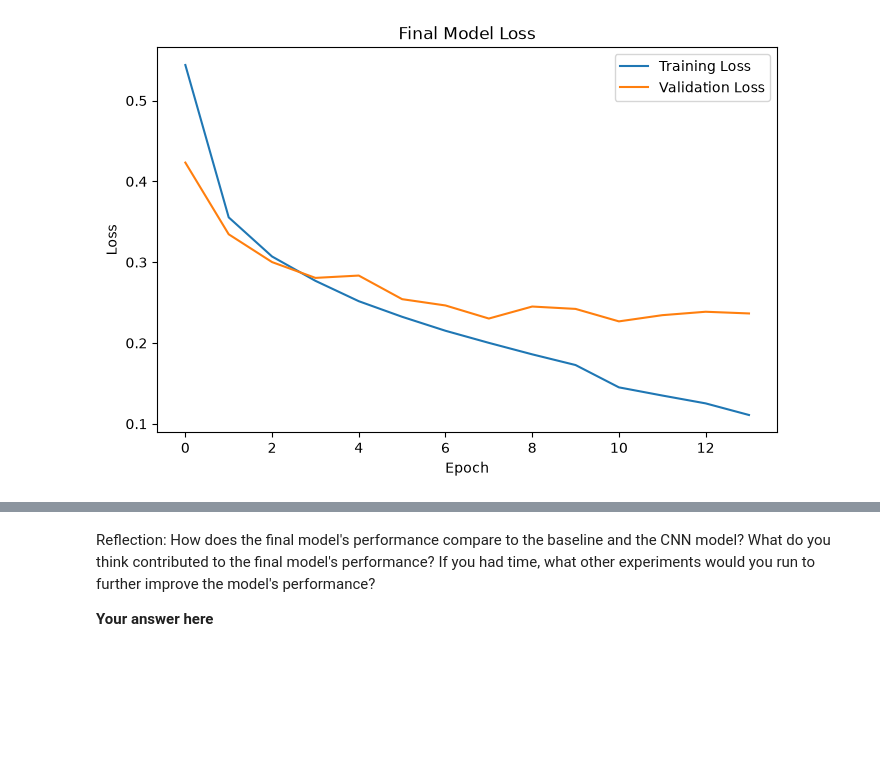
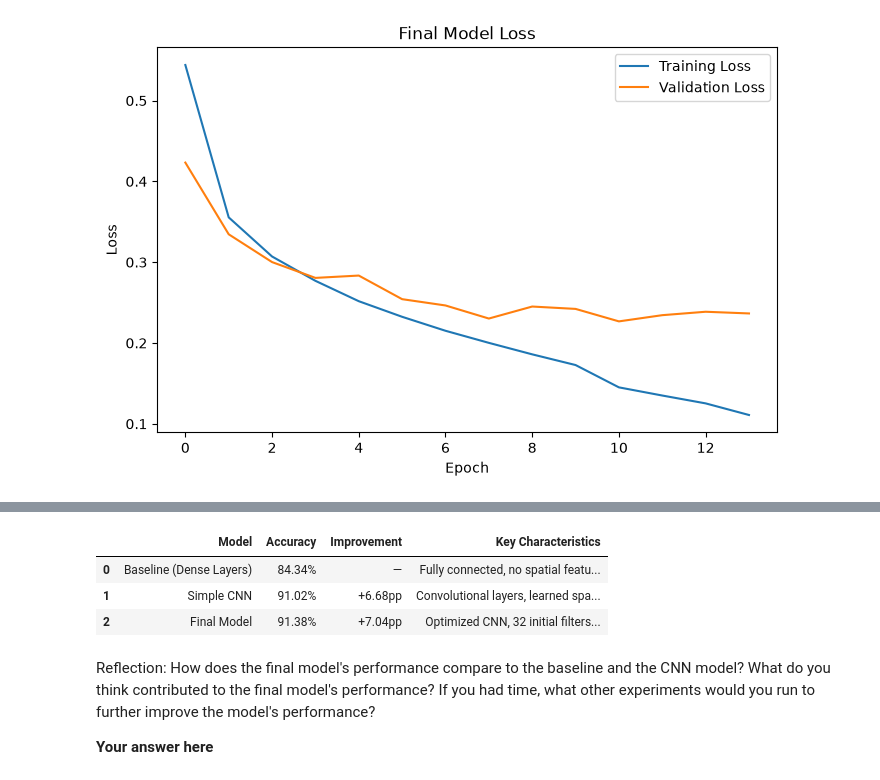
Before and after one commit to Hema30-prog/deep_learning, a Jupyter notebook: 02_activities/assignments/assignment_1.ipynb, the cells around one changed output, grey strips where cells are left out. Cells and saved outputs as stored; diff of their text form; code cells hidden in the pictures; blank space fills up the shorter version.

```diff
--- a/02_activities/assignments/assignment_1.ipynb
+++ b/02_activities/assignments/assignment_1.ipynb
@@ -309,17 +300,19 @@ history = model.fit(
     verbose=1
 )
 
-# Evaluate the model
+# Evaluate the CNN model
 
-test_loss, test_accuracy = model.evaluate(
+cnn_test_loss, cnn_test_accuracy = model.evaluate(
     X_test,
     y_test,
     verbose=0
 )
 
-print(f"Test loss: {test_loss:.4f}")
-print(f"Test accuracy: {test_accuracy:.4f}")
-print(f"Test accuracy percentage: {test_accuracy * 100:.2f}%")
+print("Simple CNN performance")
+print("----------------------")
+print(f"Test loss: {cnn_test_loss:.4f}")
+print(f"Test accuracy: {cnn_test_accuracy:.4f}")
+print(f"Test accuracy percentage: {cnn_test_accuracy * 100:.2f}%")
 # %% [output]
 X_train shape: (60000, 28, 28, 1)
 X_test shape: (10000, 28, 28, 1)
@@ -555,6 +550,7 @@ Test accuracy: 0.9085
 import pandas as pd
 import matplotlib.pyplot as plt
 
+results_df = pd.DataFrame(results)
 comparison_table = results_df.copy()
 
 # Convert accuracy values to percentages
@@ -906,3 +907,78 @@ plt.show()
 # %% [output]
 [figure]
 [figure]
+# %%
+#Create the model-comparison table
+import pandas as pd
+from IPython.display import display, Markdown
+
+# Confirm that all three models have been evaluated
+required_variables = [
+    "baseline_test_accuracy",
+    "cnn_test_accuracy",
+    "final_test_accuracy"
+]
+
+missing_variables = [
+    variable
+    for variable in required_variables
+    if variable not in globals()
+]
+
+if missing_variables:
+    raise NameError(
+        "Run the evaluation cells for all three models first. "
+        f"Missing variables: {', '.join(missing_variables)}"
+    )
+
+# Convert decimal accuracy values to percentages
+baseline_accuracy_pct = baseline_test_accuracy * 100
+cnn_accuracy_pct = cnn_test_accuracy * 100
+final_accuracy_pct = final_test_accuracy * 100
+
+# Calculate improvement in percentage points relative to the baseline
+cnn_improvement_pp = cnn_accuracy_pct - baseline_accuracy_pct
+final_improvement_pp = final_accuracy_pct - baseline_accuracy_pct
+
+# Calculate the final model's improvement over the simple CNN
+final_vs_cnn_pp = final_accuracy_pct - cnn_accuracy_pct
+
+# Determine the final model configuration
+dropout_description = (
+    "with Dropout"
+    if best_use_dropout
+    else "without Dropout"
+)
+
+final_characteristics = (
+    f"Optimized CNN, {best_filters} initial filters, "
+    f"{dropout_description}, learning-rate reduction"
+)
+
+# Create the comparison table
+model_comparison = pd.DataFrame({
+    "Model": [
+        "Baseline (Dense Layers)",
+        "Simple CNN",
+        "Final Model"
+    ],
+    "Accuracy": [
+        f"{baseline_accuracy_pct:.2f}%",
+        f"{cnn_accuracy_pct:.2f}%",
+        f"{final_accuracy_pct:.2f}%"
+    ],
+    "Improvement": [
+        "—",
+        f"{cnn_improvement_pp:+.2f}pp",
+        f"{final_improvement_pp:+.2f}pp"
+    ],
+    "Key Characteristics": [
+        "Fully connected, no spatial feature learning",
+        "Convolutional layers, learned spatial features",
+        final_characteristics
+    ]
+})
+
+print("Model Comparison")
+display(model_comparison)
+# %% [output]
@@ -909,3 +986,7 @@ plt.show()
+|  | Model | Accuracy | Improvement | Key Characteristics |
+| 0 | Baseline (Dense Layers) | 84.34% | — | Fully connected, no spatial featu... |
+| 1 | Simple CNN | 91.02% | +6.68pp | Convolutional layers, learned spa... |
+| 2 | Final Model | 91.38% | +7.04pp | Optimized CNN, 32 initial filters... |
 # %% [markdown]
 Reflection: How does the final model's performance compare to the baseline and the CNN model? What do you think contributed to the final model's performance? If you had time, what other experiments would you run to further improve the model's performance?
 
```
Also changed, not shown: parts of 14 cells of this notebook, 3 other files.
